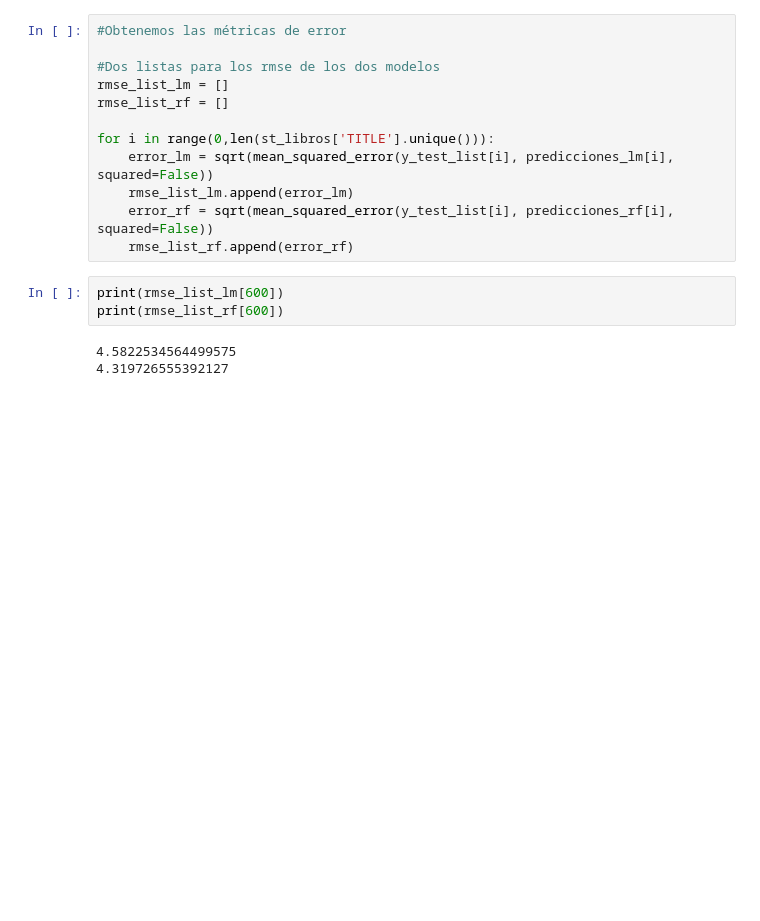
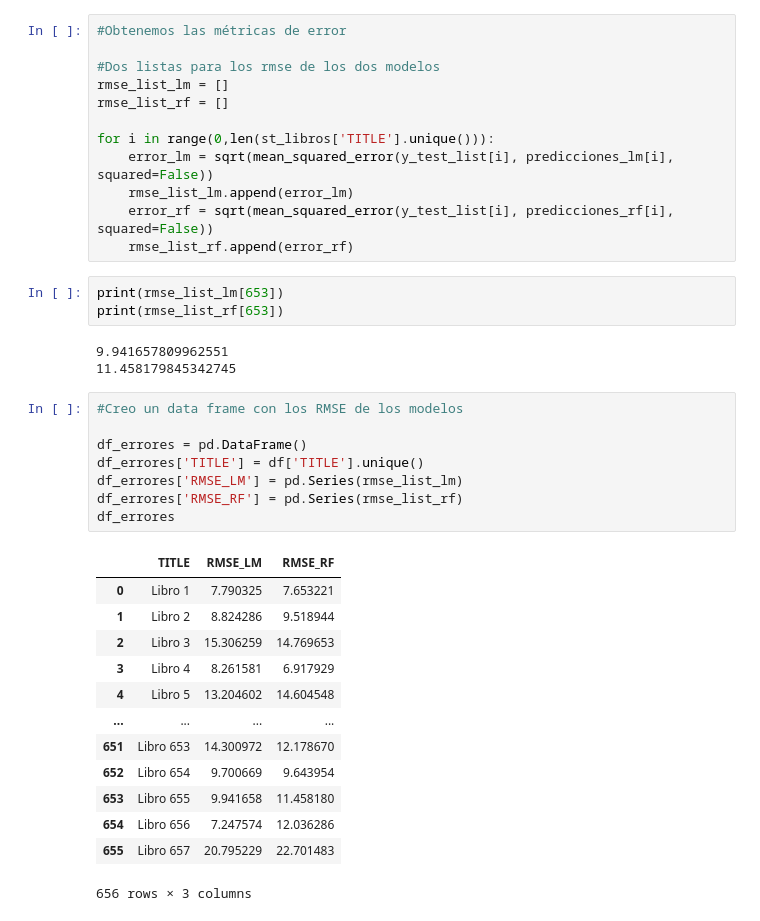
Before and after one commit to hghernandez/MachineLearning, a Jupyter notebook: python/ForecastPenguin/Forecast Penguim Random House.ipynb, the cells around one changed output. Saved outputs shown, nothing was run; the diff lists cells and outputs as text; blank space fills up the shorter version.

```diff
--- a/python/ForecastPenguin/Forecast Penguim Random House.ipynb
+++ b/python/ForecastPenguin/Forecast Penguim Random House.ipynb
@@ -278,8 +278,30 @@ for i in range(0,len(st_libros['TITLE'].unique())):
     error_rf = sqrt(mean_squared_error(y_test_list[i], predicciones_rf[i], squared=False))
     rmse_list_rf.append(error_rf)
 # %%
-print(rmse_list_lm[600])
-print(rmse_list_rf[600])
+print(rmse_list_lm[653])
+print(rmse_list_rf[653])
 # %% [output]
-4.5822534564499575
-4.319726555392127
+9.941657809962551
+11.458179845342745
+# %%
+#Creo un data frame con los RMSE de los modelos
+
+df_errores = pd.DataFrame()
+df_errores['TITLE'] = df['TITLE'].unique()
+df_errores['RMSE_LM'] = pd.Series(rmse_list_lm)
+df_errores['RMSE_RF'] = pd.Series(rmse_list_rf)
+df_errores
+# %% [output]
+|  | TITLE | RMSE_LM | RMSE_RF |
+| 0 | Libro 1 | 7.790325 | 7.653221 |
+| 1 | Libro 2 | 8.824286 | 9.518944 |
+| 2 | Libro 3 | 15.306259 | 14.769653 |
+| 3 | Libro 4 | 8.261581 | 6.917929 |
+| 4 | Libro 5 | 13.204602 | 14.604548 |
+| ... | ... | ... | ... |
+| 651 | Libro 653 | 14.300972 | 12.178670 |
+| 652 | Libro 654 | 9.700669 | 9.643954 |
+| 653 | Libro 655 | 9.941658 | 11.458180 |
+| 654 | Libro 656 | 7.247574 | 12.036286 |
+| 655 | Libro 657 | 20.795229 | 22.701483 |
+656 rows × 3 columns
```
Also changed, not shown: parts of 3 cells of this notebook.
